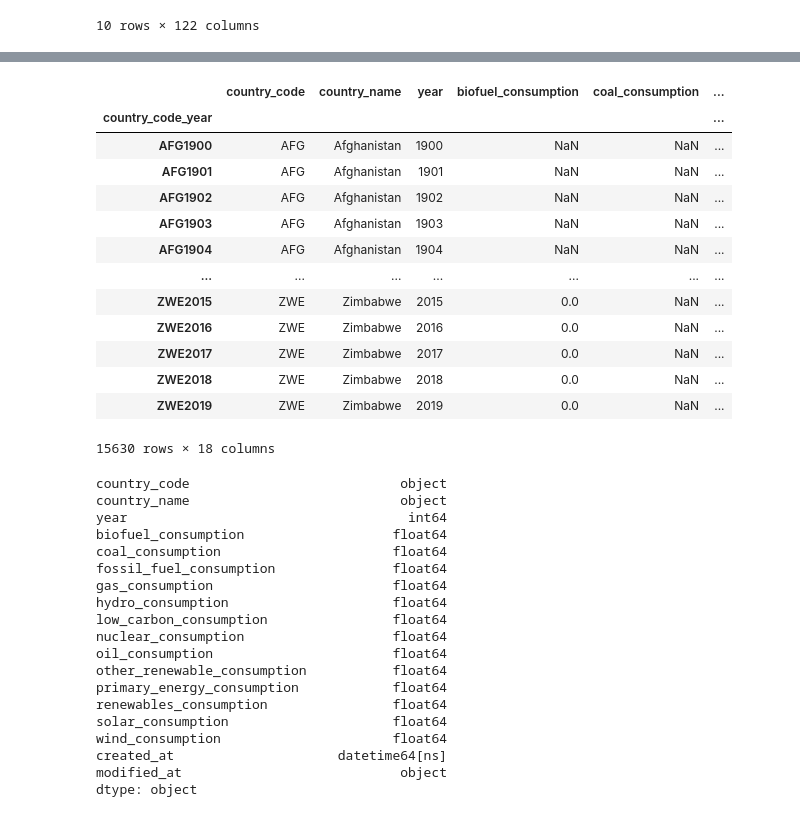
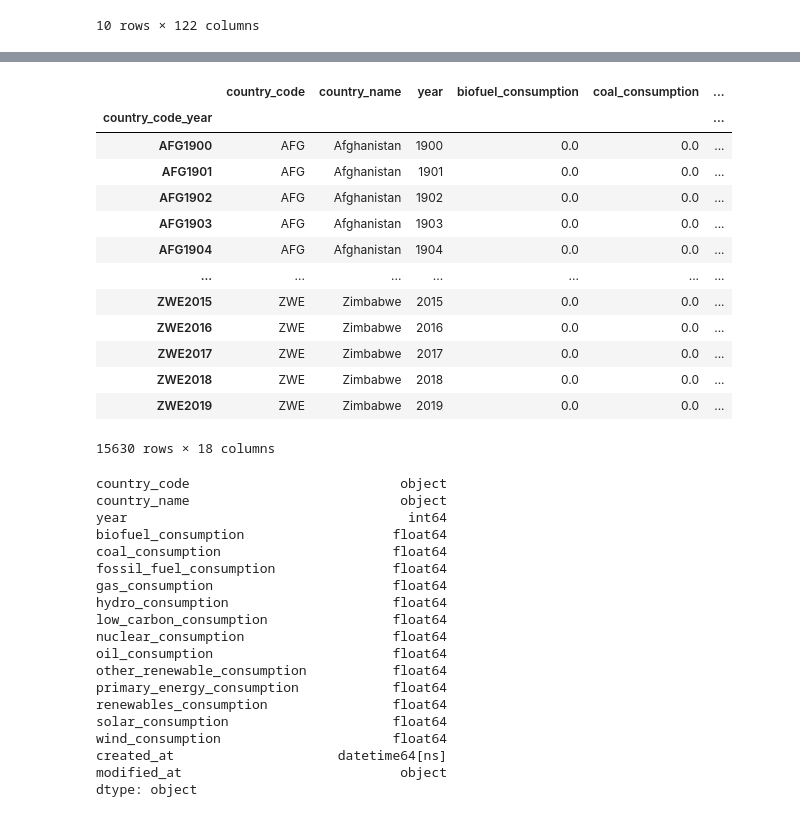
Before and after one commit to Reed-Carter/Emissions-by-Country, a Jupyter notebook: rg_work.ipynb, the cells around one changed output, grey strips where cells are left out. Cells and saved outputs as stored; diff of their text form; code cells hidden in the pictures.

```diff
--- a/rg_work.ipynb
+++ b/rg_work.ipynb
@@ -199,44 +200,45 @@ consump_cols = [
 consump_df = consump_df[consump_cols]
 
 # rename columns to standardized names
 consump_df = consump_df.rename(columns={
     'iso_code': 'country_code',
     'country':'country_name',
     })
 # remove na for country_code and drop duplicates
 consump_df = consump_df.dropna(subset=['country_code'])
 consump_df.drop_duplicates(subset=['country_code', 'year'], inplace=True)
+consump_df = consump_df.fillna(0)
 
 # create composite key column for the fct_consump table
 def composite_key(row):
     comp_key = f"{row.country_code}{row.year}"
     return comp_key
 
 consump_df.insert(0, 'country_code_year', consump_df.apply(composite_key, axis=1))
 
 # create created_at and modified_at columns
 consump_df['created_at'] = pd.Timestamp.now()
 consump_df['modified_at'] = None
 
 consump_df.set_index('country_code_year', inplace=True)
 
 display(consump_df)
 
 consump_df.dtypes
 # %% [output]
 |  | country_code | country_name | year | biofuel_consumption | coal_consumption | ... |
 | country_code_year |  |  |  |  |  | ... |
-| AFG1900 | AFG | Afghanistan | 1900 | NaN | NaN | ... |
-| AFG1901 | AFG | Afghanistan | 1901 | NaN | NaN | ... |
-| AFG1902 | AFG | Afghanistan | 1902 | NaN | NaN | ... |
-| AFG1903 | AFG | Afghanistan | 1903 | NaN | NaN | ... |
-| AFG1904 | AFG | Afghanistan | 1904 | NaN | NaN | ... |
+| AFG1900 | AFG | Afghanistan | 1900 | 0.0 | 0.0 | ... |
+| AFG1901 | AFG | Afghanistan | 1901 | 0.0 | 0.0 | ... |
+| AFG1902 | AFG | Afghanistan | 1902 | 0.0 | 0.0 | ... |
+| AFG1903 | AFG | Afghanistan | 1903 | 0.0 | 0.0 | ... |
+| AFG1904 | AFG | Afghanistan | 1904 | 0.0 | 0.0 | ... |
 | ... | ... | ... | ... | ... | ... | ... |
-| ZWE2015 | ZWE | Zimbabwe | 2015 | 0.0 | NaN | ... |
-| ZWE2016 | ZWE | Zimbabwe | 2016 | 0.0 | NaN | ... |
-| ZWE2017 | ZWE | Zimbabwe | 2017 | 0.0 | NaN | ... |
-| ZWE2018 | ZWE | Zimbabwe | 2018 | 0.0 | NaN | ... |
-| ZWE2019 | ZWE | Zimbabwe | 2019 | 0.0 | NaN | ... |
+| ZWE2015 | ZWE | Zimbabwe | 2015 | 0.0 | 0.0 | ... |
+| ZWE2016 | ZWE | Zimbabwe | 2016 | 0.0 | 0.0 | ... |
+| ZWE2017 | ZWE | Zimbabwe | 2017 | 0.0 | 0.0 | ... |
+| ZWE2018 | ZWE | Zimbabwe | 2018 | 0.0 | 0.0 | ... |
+| ZWE2019 | ZWE | Zimbabwe | 2019 | 0.0 | 0.0 | ... |
 15630 rows × 18 columns
 country_code                           object
 country_name                           object
```
Also changed, not shown: parts of 6 cells of this notebook, 1 other file.
